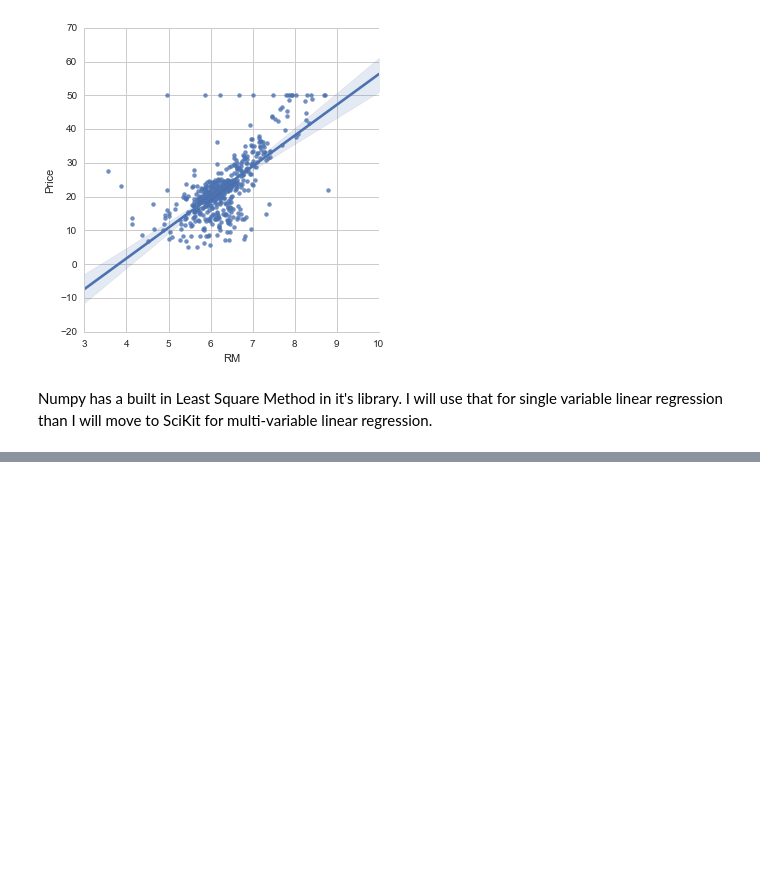
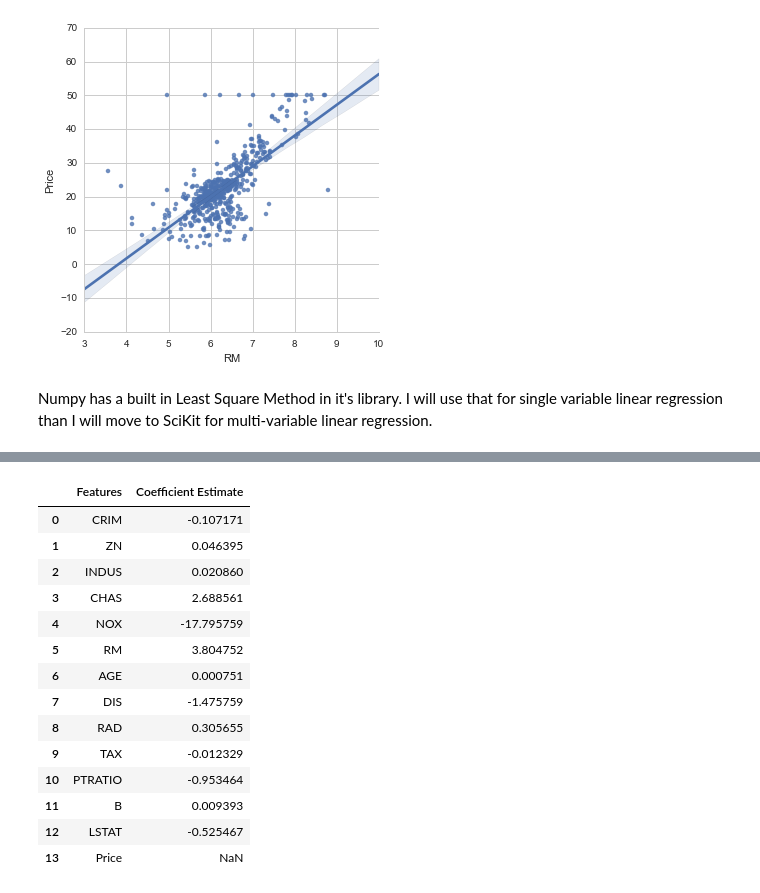
Before and after one commit to karmagamer/Boston-housing-project-using-scikit, a Jupyter notebook: Boston Housing project using SciKit.ipynb, the cells around one changed output, grey strips where cells are left out. Cells and saved outputs as stored; diff of their text form; code cells hidden in the pictures; blank space fills up the shorter version.

```diff
--- a/Boston Housing project using SciKit.ipynb
+++ b/Boston Housing project using SciKit.ipynb
@@ -102,0 +134,7 @@ Y = boston_df.Price
+# %%
+lreg = LinearRegression()
+# %%
+X_multi = boston_df.drop('Price',1)
+
+# Targets
+Y_target = boston_df.Price
@@ -102,0 +153,26 @@ Y = boston_df.Price
+# %%
+# Set a DataFrame from the Features
+coeff_df = DataFrame(boston_df.columns)
+coeff_df.columns = ['Features']
+
+# Set a new column lining up the coefficients from the linear regression
+coeff_df["Coefficient Estimate"] = pd.Series(lreg.coef_)
+
+# Show
+coeff_df
+# %% [output]
+|  | Features | Coefficient Estimate |
+| 0 | CRIM | -0.107171 |
+| 1 | ZN | 0.046395 |
+| 2 | INDUS | 0.020860 |
+| 3 | CHAS | 2.688561 |
+| 4 | NOX | -17.795759 |
+| 5 | RM | 3.804752 |
+| 6 | AGE | 0.000751 |
+| 7 | DIS | -1.475759 |
+| 8 | RAD | 0.305655 |
+| 9 | TAX | -0.012329 |
+| 10 | PTRATIO | -0.953464 |
+| 11 | B | 0.009393 |
+| 12 | LSTAT | -0.525467 |
+| 13 | Price | NaN |
```
Also changed, not shown: parts of 14 cells of this notebook.
